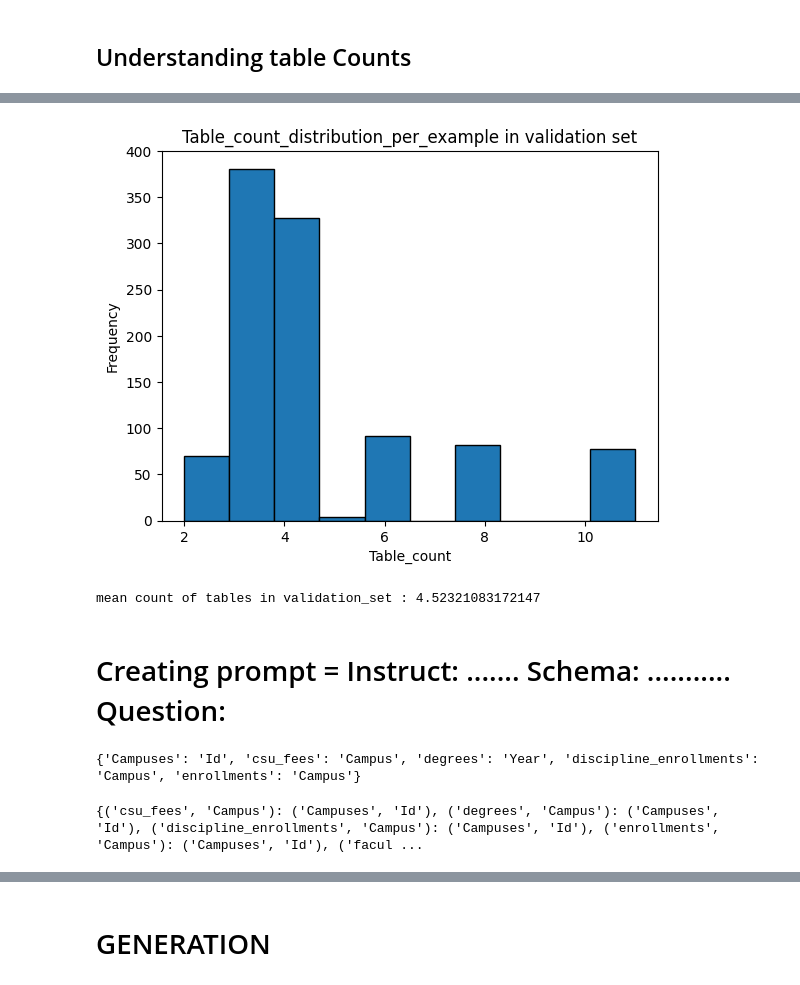
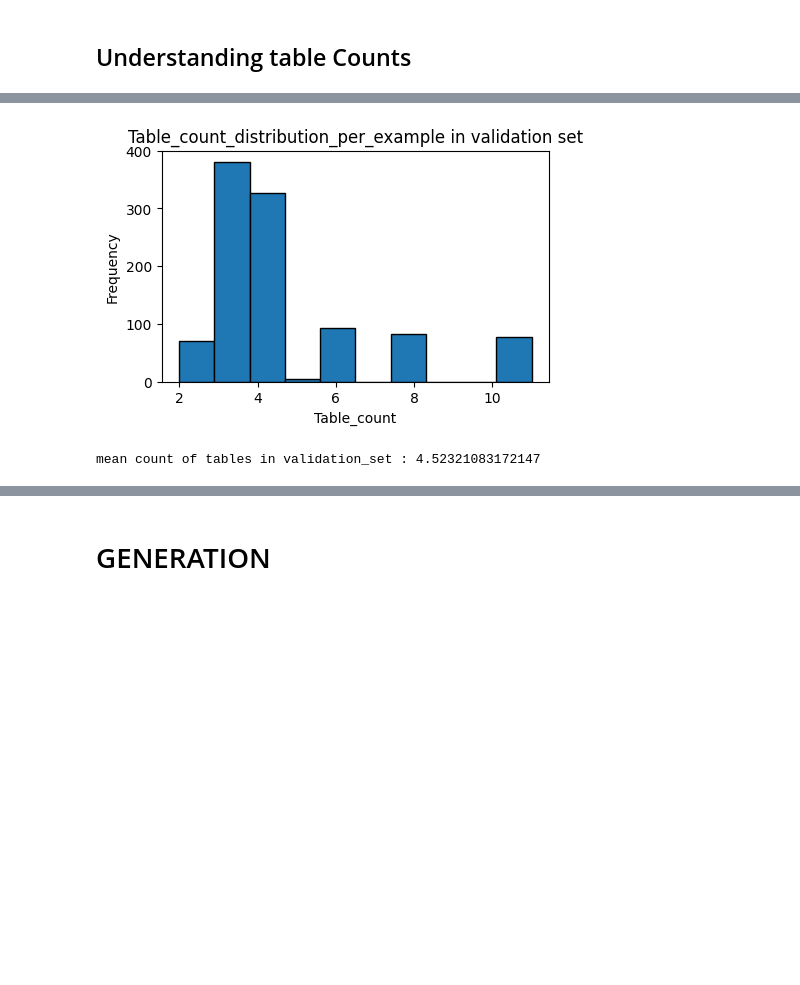
Before and after one commit to mehulpranay/ML_Framework, a Jupyter notebook: inference-notebook-for-question-to-sql-query.ipynb, the cells around one changed output, grey strips where cells are left out. Cells and saved outputs as stored; diff of their text form; code cells hidden in the pictures; blank space fills up the shorter version.

Commit message:
Kaggle Notebook | Inference notebook for Question to SQL Query | Version 11

```diff
--- a/inference-notebook-for-question-to-sql-query.ipynb
+++ b/inference-notebook-for-question-to-sql-query.ipynb
@@ -261,62 +202,24 @@ mean count of tables in training_set : 6.035714285714286
 # %%
 
 validation_df['schema'] =       validation_df['db_id'].apply(lambda db_id: schema_lookup[db_id]['Schema (values (type))'] )
 validation_df['count_tables'] = validation_df['schema'].apply(total_tables)
 count_tables = validation_df['count_tables'].tolist()
 
 import matplotlib.pyplot as plt
 
+plt.figure(figsize=(5, 3))
 # Create the histogram
 plt.hist(count_tables, bins=10, edgecolor='black')
 
 # Add labels and title
 plt.title('Table_count_distribution_per_example in validation set')
 plt.xlabel('Table_count')
 plt.ylabel('Frequency')
 
 # Display the plot
+
 plt.show()
 print(f'mean count of tables in validation_set : {np.mean(count_tables)}')
 # %% [output]
-[figure, old version]
+[figure, new version]
 mean count of tables in validation_set : 4.52321083172147
-# %% [markdown]
-# Creating prompt = Instruct: ....... Schema: ........... Question:
-# %%
-def parse_primary_keys(pk_string):
-
-  pk_map ={}
-  # There are database full of tables but has not primary keys at all.
-  if not pk_string:
-    return pk_map
-
-  for entry in pk_string.split('|'):
-    entry = entry.strip()
-    table, cols = entry.split(':')
-
-    pk_map[table.strip()] =cols.strip()
-  return pk_map
-
-db = 'csu_1'
-map = parse_primary_keys(pk_string = schema_lookup[db]['Primary Keys'])
-print(map)
-# %% [output]
-{'Campuses': 'Id', 'csu_fees': 'Campus', 'degrees': 'Year', 'discipline_enrollments': 'Campus', 'enrollments': 'Campus'}
-# %%
-def parse_foreign_keys(fk_string):
-    fk_map = {}
-    words = fk_string
-    fk_string = words.split()
-    for i,word in enumerate(fk_string):
-        if word =='equals':
-            first_table = fk_string[i-3]
-            second_table = fk_string[i+1]
-
-            fk_map[(first_table, fk_string[i-1])] = (second_table, fk_string[i+3])
-
-
-    return fk_map
-map = parse_foreign_keys(fk_string = schema_lookup[db]['Foreign Keys'])
-print(map)
-# %% [output]
-{('csu_fees', 'Campus'): ('Campuses', 'Id'), ('degrees', 'Campus'): ('Campuses', 'Id'), ('discipline_enrollments', 'Campus'): ('Campuses', 'Id'), ('enrollments', 'Campus'): ('Campuses', 'Id'), ('facul ...
```
Also changed, not shown: parts of 54 cells of this notebook.
